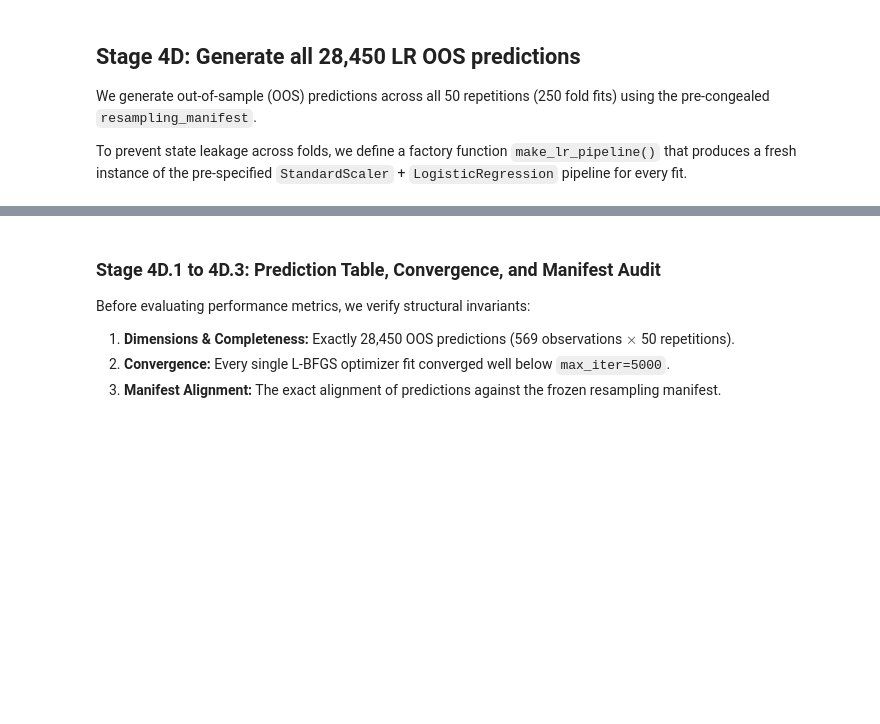
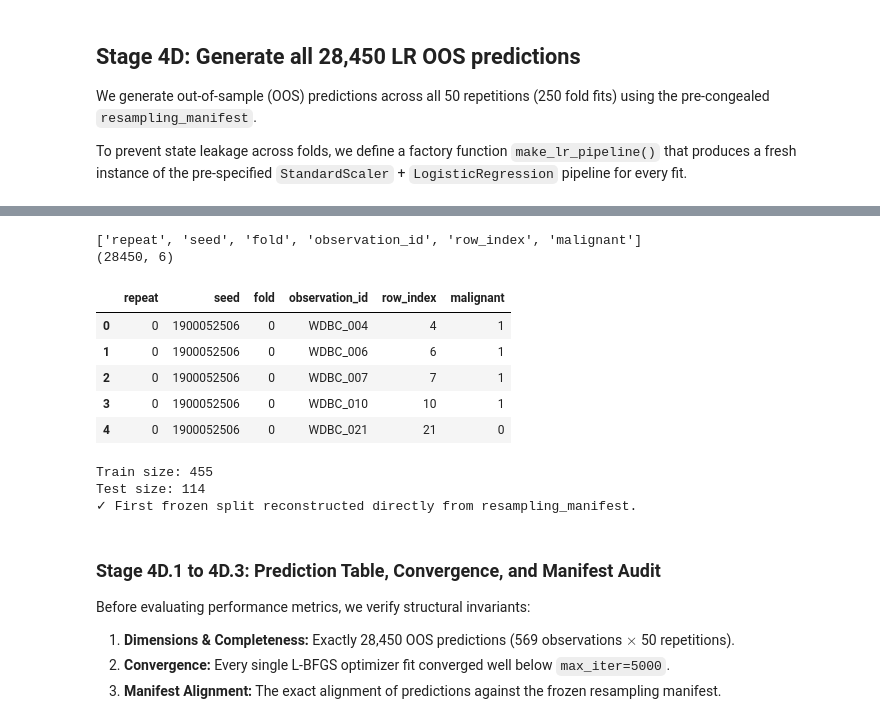
Before and after one commit to koalaresearch/WDBC-prediction-stability, a Jupyter notebook: 01_wdbc_prediction_stability.ipynb, the cells around one changed output, grey strips where cells are left out. Cells and saved outputs as stored; diff of their text form; code cells hidden in the pictures; blank space fills up the shorter version.

```diff
--- a/01_wdbc_prediction_stability.ipynb
+++ b/01_wdbc_prediction_stability.ipynb
@@ -1038,3 +1031,62 @@ KeyError: 'repeat_id'
+# %%
+print(resampling_manifest.columns.tolist())
+print(resampling_manifest.shape)
+display(resampling_manifest.head())
+# %% [output]
+['repeat', 'seed', 'fold', 'observation_id', 'row_index', 'malignant']
+(28450, 6)
+|  | repeat | seed | fold | observation_id | row_index | malignant |
+| 0 | 0 | 1900052506 | 0 | WDBC_004 | 4 | 1 |
+| 1 | 0 | 1900052506 | 0 | WDBC_006 | 6 | 1 |
+| 2 | 0 | 1900052506 | 0 | WDBC_007 | 7 | 1 |
+| 3 | 0 | 1900052506 | 0 | WDBC_010 | 10 | 1 |
+| 4 | 0 | 1900052506 | 0 | WDBC_021 | 21 | 0 |
+# %%
+# Reconstruct repetition 0, fold 0 directly from the frozen manifest
+
+first_fold_manifest = resampling_manifest[
+    (resampling_manifest["repeat"] == 0)
+    & (resampling_manifest["fold"] == 0)
+].copy()
+
+test_idx_audit = (
+    first_fold_manifest["row_index"]
+    .to_numpy(dtype=int)
+)
+
+train_mask_audit = np.ones(
+    len(X_analysis),
+    dtype=bool
+)
+
+train_mask_audit[test_idx_audit] = False
+
+train_idx_audit = np.flatnonzero(
+    train_mask_audit
+)
+
+# Structural checks
+assert len(test_idx_audit) in {113, 114}
+assert len(train_idx_audit) + len(test_idx_audit) == 569
+
+assert len(
+    np.intersect1d(
+        train_idx_audit,
+        test_idx_audit
+    )
+) == 0
+
+assert set(train_idx_audit).union(
+    set(test_idx_audit)
+) == set(range(len(X_analysis)))
+
+print("Train size:", len(train_idx_audit))
+print("Test size:", len(test_idx_audit))
+print("✓ First frozen split reconstructed directly from resampling_manifest.")
+# %% [output]
+Train size: 455
+Test size: 114
+✓ First frozen split reconstructed directly from resampling_manifest.
 # %% [markdown]
 ### Stage 4D.1 to 4D.3: Prediction Table, Convergence, and Manifest Audit
 
```
Also changed, not shown: parts of 70 cells of this notebook, 6 other files.
